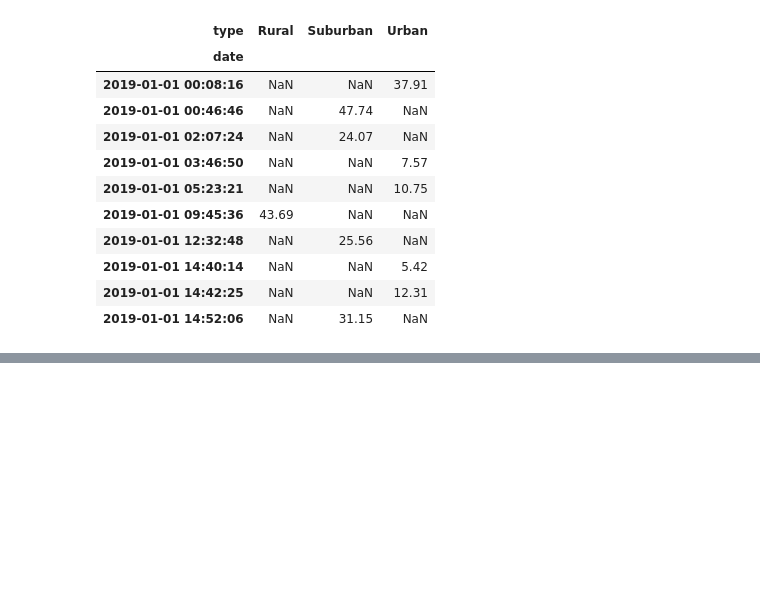
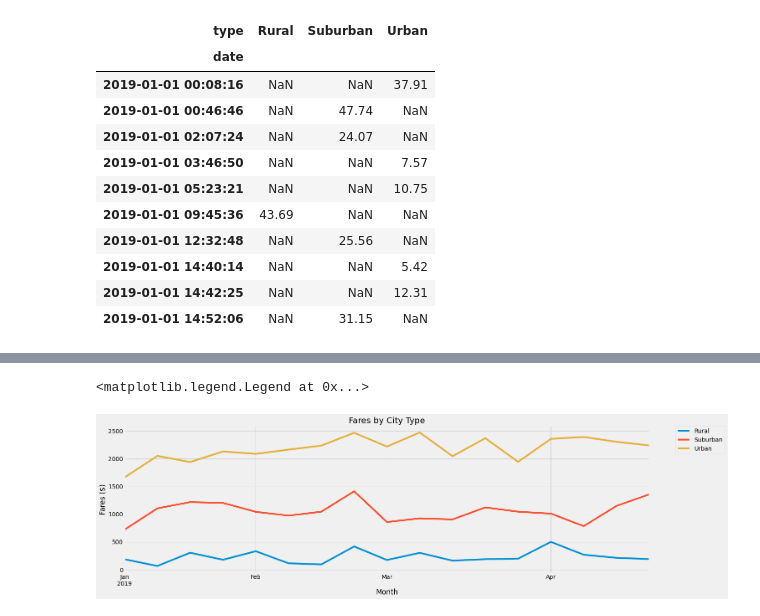
Before and after one commit to sjpozzuoli/PyBer_Analysis, a Jupyter notebook: PyBer_Challenge.ipynb, the cells around one changed output, grey strips where cells are left out. Saved outputs shown, nothing was run; the diff lists cells and outputs as text; code cells hidden in the pictures; blank space fills up the shorter version.

```diff
--- a/PyBer_Challenge.ipynb
+++ b/PyBer_Challenge.ipynb
@@ -167,3 +167,6 @@ pyber_data_df_by_date_pivot.head(10)
 | 2019-01-01 14:52:06 | NaN | 31.15 | NaN |
 # %%
 # 5. Create a new DataFrame from the pivot table DataFrame using loc on the given dates, '2019-01-01':'2019-04-29'.
+
+pyber_jan_to_april_fares_df = pyber_data_df_by_date_pivot.loc['2019-01-01':'2019-04-29']
+pyber_jan_to_april_fares_df
@@ -170,3 +188,5 @@ pyber_data_df_by_date_pivot.head(10)
 # %%
 # 6. Set the "date" index to datetime datatype. This is necessary to use the resample() method in Step 8.
 # df.index = pd.to_datetime(df.index)
+pyber_jan_to_april_fares_df.index = pd.to_datetime(pyber_jan_to_april_fares_df.index)
+pyber_jan_to_april_fares_df
@@ -175,2 +222,4 @@ pyber_data_df_by_date_pivot.head(10)
 # %%
 # 8. Create a new DataFrame using the "resample()" function by week 'W' and get the sum of the fares for each week.
+pyber_jan_to_april_fares_by_week_df = pyber_jan_to_april_fares_df.resample("W").sum()
+pyber_jan_to_april_fares_by_week_df
@@ -177,7 +246,16 @@ pyber_data_df_by_date_pivot.head(10)
 # %%
 # 8. Using the object-oriented interface method, plot the resample DataFrame using the df.plot() function.
 
 # Import the style from Matplotlib.
 from matplotlib import style
 # Use the graph style fivethirtyeight.
 style.use('fivethirtyeight')
+
+pyber_jan_to_april_fares_by_week_df.plot(figsize=(20, 6))
+plt.title("Fares by City Type")
+plt.xlabel("Month")
+plt.ylabel("Fares ($)")
+plt.legend(['Rural', 'Suburban', 'Urban'], bbox_to_anchor=(1.05, 1), loc='upper left', borderaxespad=0.)
+# %% [output]
+<matplotlib.legend.Legend at 0x...>
+[figure, added]
```
Also changed, not shown: parts of 4 cells of this notebook.
